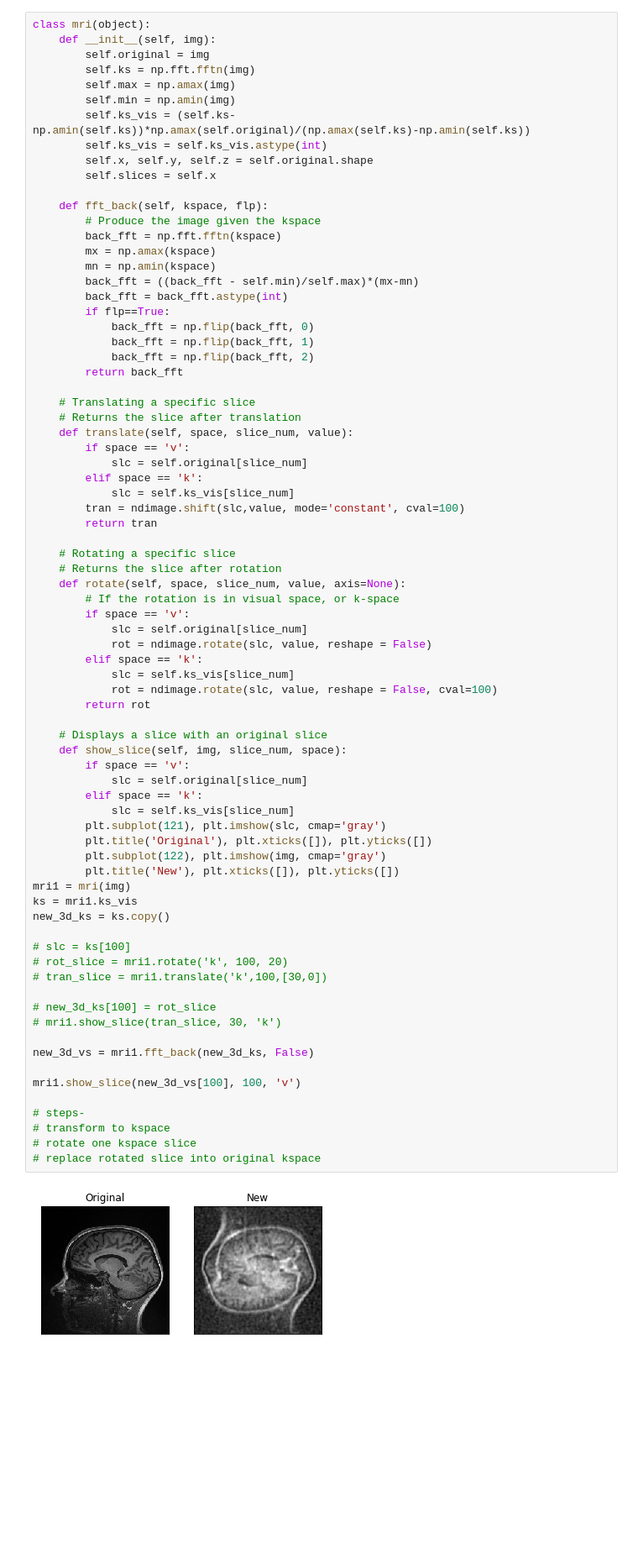
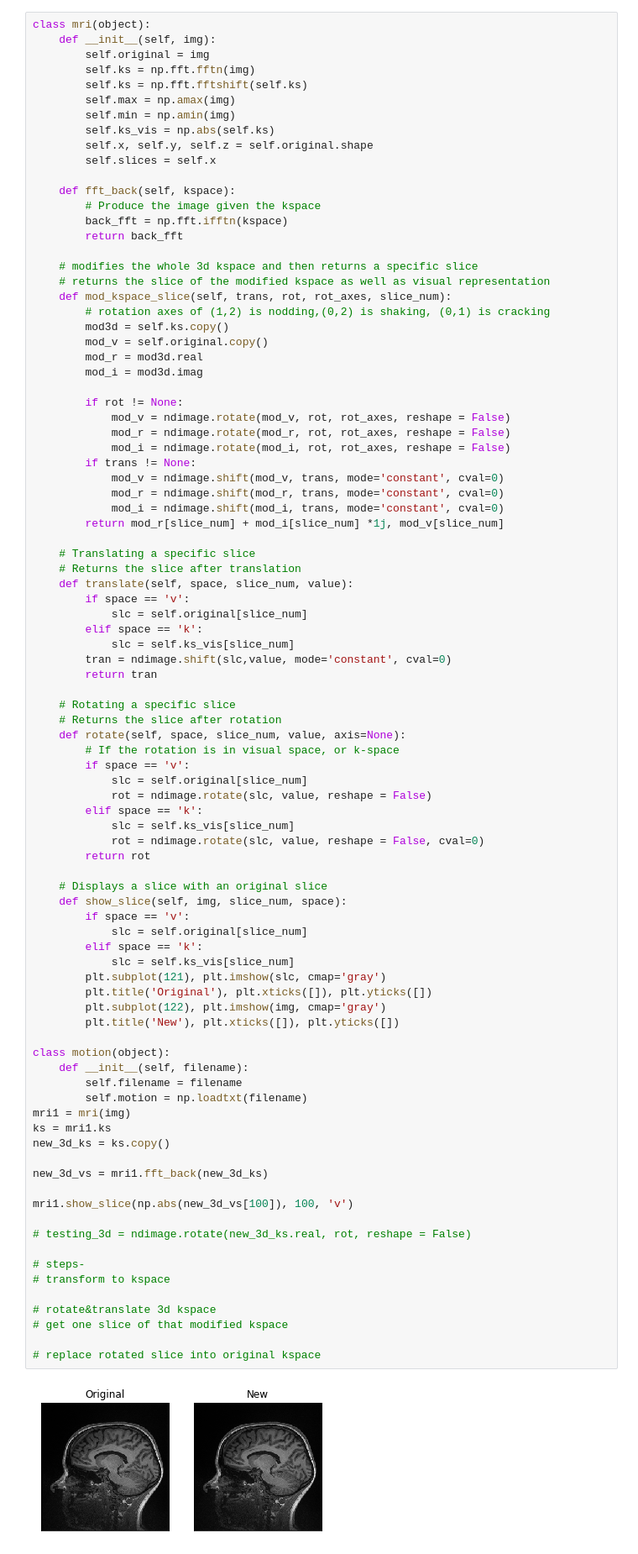
Before and after one commit to eyang9001/NU_Radiology, a Jupyter notebook: Transform_Testing.ipynb, the cells around one changed output. Shown at 84% size. Drawn from its saved outputs; the diff is of its cells as text; blank space fills up the shorter version.

```diff
--- a/Transform_Testing.ipynb
+++ b/Transform_Testing.ipynb
@@ -119,25 +87,36 @@ class mri(object):
     def __init__(self, img):
         self.original = img
         self.ks = np.fft.fftn(img)
+        self.ks = np.fft.fftshift(self.ks)
         self.max = np.amax(img)
         self.min = np.amin(img)
-        self.ks_vis = (self.ks-np.amin(self.ks))*np.amax(self.original)/(np.amax(self.ks)-np.amin(self.ks))
-        self.ks_vis = self.ks_vis.astype(int)
+        self.ks_vis = np.abs(self.ks)
         self.x, self.y, self.z = self.original.shape
         self.slices = self.x
 
-    def fft_back(self, kspace, flp):
+    def fft_back(self, kspace):
         # Produce the image given the kspace
-        back_fft = np.fft.fftn(kspace)
-        mx = np.amax(kspace)
-        mn = np.amin(kspace)
-        back_fft = ((back_fft - self.min)/self.max)*(mx-mn)
-        back_fft = back_fft.astype(int)
-        if flp==True:
-            back_fft = np.flip(back_fft, 0)
-            back_fft = np.flip(back_fft, 1)
-            back_fft = np.flip(back_fft, 2)
+        back_fft = np.fft.ifftn(kspace)
         return back_fft
+
+    # modifies the whole 3d kspace and then returns a specific slice
+    # returns the slice of the modified kspace as well as visual representation
+    def mod_kspace_slice(self, trans, rot, rot_axes, slice_num):
+        # rotation axes of (1,2) is nodding,(0,2) is shaking, (0,1) is cracking
+        mod3d = self.ks.copy()
+        mod_v = self.original.copy()
+        mod_r = mod3d.real
+        mod_i = mod3d.imag
+
+        if rot != None:
+            mod_v = ndimage.rotate(mod_v, rot, rot_axes, reshape = False)
+            mod_r = ndimage.rotate(mod_r, rot, rot_axes, reshape = False)
+            mod_i = ndimage.rotate(mod_i, rot, rot_axes, reshape = False)
+        if trans != None:
+            mod_v = ndimage.shift(mod_v, trans, mode='constant', cval=0)
+            mod_r = ndimage.shift(mod_r, trans, mode='constant', cval=0)
+            mod_i = ndimage.shift(mod_i, trans, mode='constant', cval=0)
+        return mod_r[slice_num] + mod_i[slice_num] *1j, mod_v[slice_num]
 
     # Translating a specific slice
     # Returns the slice after translation
@@ -146,49 +125,52 @@ class mri(object):
             slc = self.original[slice_num]
         elif space == 'k':
             slc = self.ks_vis[slice_num]
-        tran = ndimage.shift(slc,value, mode='constant', cval=100)
+        tran = ndimage.shift(slc,value, mode='constant', cval=0)
         return tran
 
     # Rotating a specific slice
     # Returns the slice after rotation
     def rotate(self, space, slice_num, value, axis=None):
         # If the rotation is in visual space, or k-space
         if space == 'v':
             slc = self.original[slice_num]
             rot = ndimage.rotate(slc, value, reshape = False)
         elif space == 'k':
             slc = self.ks_vis[slice_num]
-            rot = ndimage.rotate(slc, value, reshape = False, cval=100)
+            rot = ndimage.rotate(slc, value, reshape = False, cval=0)
         return rot
 
     # Displays a slice with an original slice
     def show_slice(self, img, slice_num, space):
         if space == 'v':
             slc = self.original[slice_num]
         elif space == 'k':
             slc = self.ks_vis[slice_num]
         plt.subplot(121), plt.imshow(slc, cmap='gray')
         plt.title('Original'), plt.xticks([]), plt.yticks([])
         plt.subplot(122), plt.imshow(img, cmap='gray')
         plt.title('New'), plt.xticks([]), plt.yticks([])
+
+class motion(object):
+    def __init__(self, filename):
+        self.filename = filename
+        self.motion = np.loadtxt(filename)
 mri1 = mri(img)
-ks = mri1.ks_vis
+ks = mri1.ks
 new_3d_ks = ks.copy()
 
-# slc = ks[100]
-# rot_slice = mri1.rotate('k', 100, 20)
-# tran_slice = mri1.translate('k',100,[30,0])
+new_3d_vs = mri1.fft_back(new_3d_ks)
 
-# new_3d_ks[100] = rot_slice
-# mri1.show_slice(tran_slice, 30, 'k')
+mri1.show_slice(np.abs(new_3d_vs[100]), 100, 'v')
 
-new_3d_vs = mri1.fft_back(new_3d_ks, False)
-
-mri1.show_slice(new_3d_vs[100], 100, 'v')
+# testing_3d = ndimage.rotate(new_3d_ks.real, rot, reshape = False)
 
 # steps-
 # transform to kspace
-# rotate one kspace slice
+
+# rotate&translate 3d kspace
+# get one slice of that modified kspace
+
 # replace rotated slice into original kspace
 # %% [output]
-[figure, old version]
+[figure, new version]
```
Also changed, not shown: parts of 12 cells of this notebook, 1 other file.
